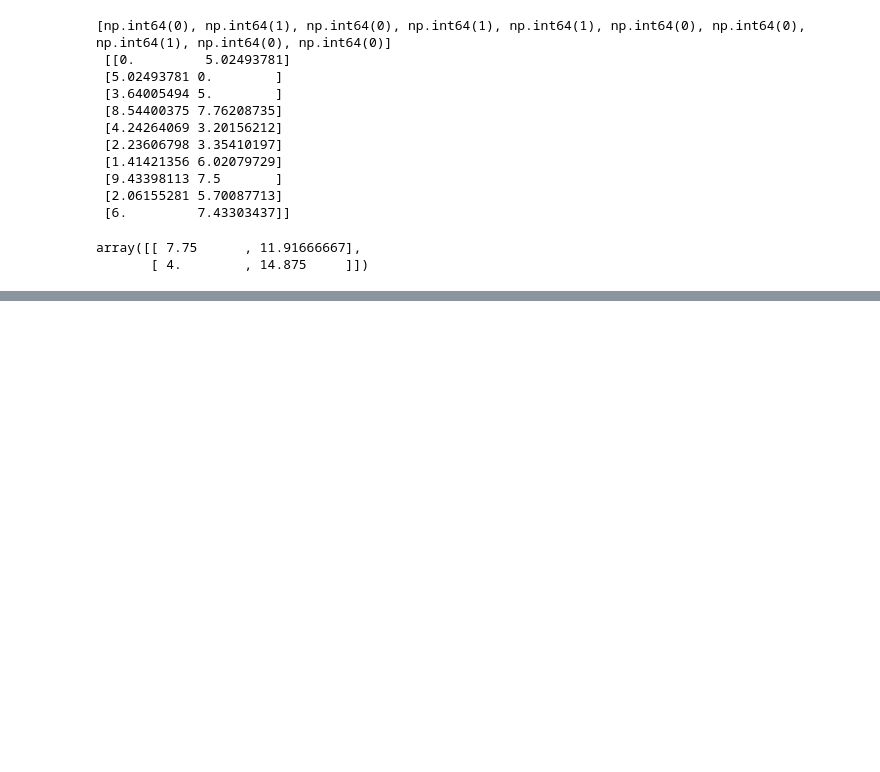
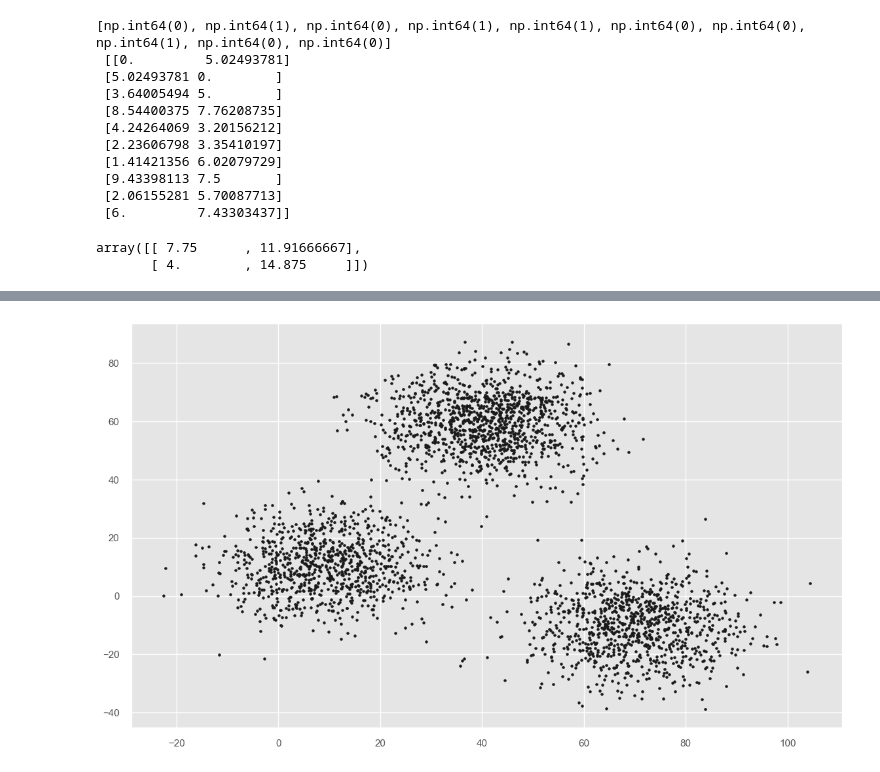
Before and after one commit to emilianodesu/LCD-5Sem-2025-1, a Jupyter notebook: PPCD/T1 Introduccion a ciencia de datos/1.2 Extraccion de grandes cantidades de informacion/agrupamientos.ipynb, the cells around one changed output, grey strips where cells are left out. Saved outputs shown, nothing was run; the diff lists cells and outputs as text; code cells hidden in the pictures; blank space fills up the shorter version.

```diff
--- a/PPCD/T1 Introduccion a ciencia de datos/1.2 Extraccion de grandes cantidades de informacion/agrupamientos.ipynb
+++ b/PPCD/T1 Introduccion a ciencia de datos/1.2 Extraccion de grandes cantidades de informacion/agrupamientos.ipynb
@@ -70,0 +77,8 @@ plt.scatter(data[:,0], data[:,1])
+# %%
+plt.rcParams['figure.figsize'] = (14,8)
+plt.style.use('ggplot')
+# %%
+url = 'https://raw.githubusercontent.com/vincentarelbundock/Rdatasets/refs/heads/master/csv/cluster/xclara.csv'
+data = pd.read_csv(url)
+print(data.shape)
+data.head()
@@ -70,0 +93,6 @@ plt.scatter(data[:,0], data[:,1])
+# %%
+v1, v2 = data['V1'].values, data.V2.values
+plt.scatter(v1, v2, c='k', s=7)
+plt.show()
+# %% [output]
+[figure, added]
```
Also changed, not shown: parts of 19 cells of this notebook, 12 other files.
